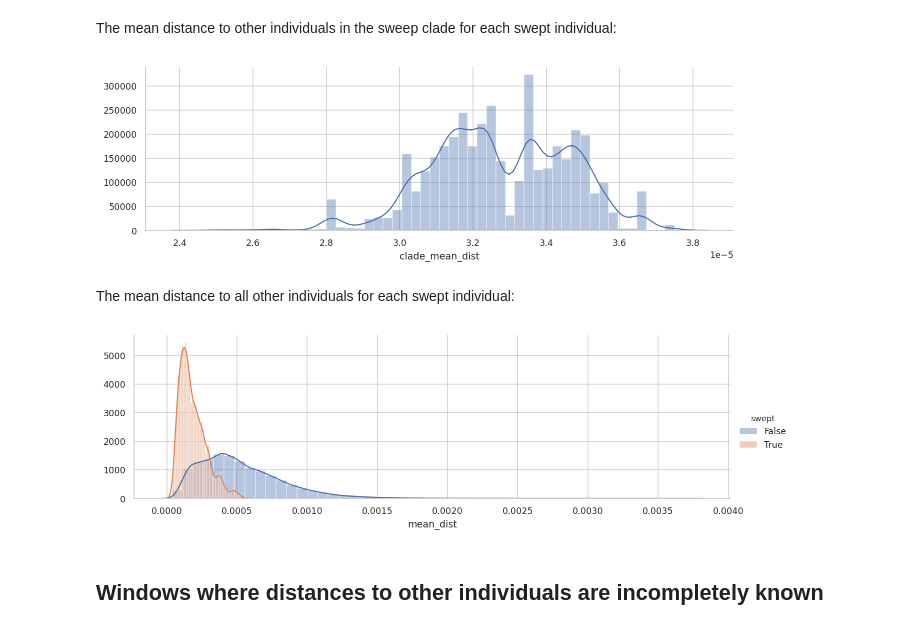
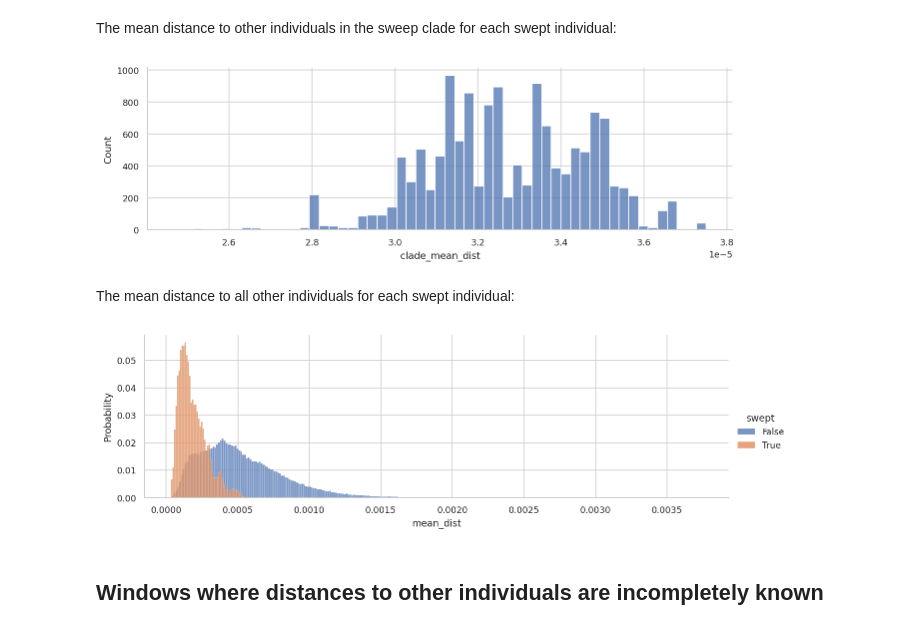
Before and after one commit to kaspermunch/humanXsweeps, a Jupyter notebook: notebooks/nb_11_sweeps_from_male_dist_and_pi.ipynb, the cells around one changed output. Saved outputs shown, nothing was run; the diff lists cells and outputs as text; code cells hidden in the pictures.

```diff
--- a/notebooks/nb_11_sweeps_from_male_dist_and_pi.ipynb
+++ b/notebooks/nb_11_sweeps_from_male_dist_and_pi.ipynb
@@ -277,20 +317,20 @@ The mean distance to other individuals in the sweep clade for each swept individ
 # %%
 with sns.axes_style('whitegrid'):
     g = sns.FacetGrid(data=sweep_data, #hue='swept',
                       aspect=3)
-    g = g.map(sns.distplot, 'clade_mean_dist')
+    g = g.map(sns.histplot, 'clade_mean_dist')
     g = g.add_legend()
 # %% [output]
-[figure, old version]
+[figure, new version]
 # %% [markdown]
 The mean distance to all other individuals for each swept individual:
 # %%
 with sns.axes_style('whitegrid'):
     g = sns.FacetGrid(data=sweep_data, hue='swept', aspect=3)
-    g = g.map(sns.distplot, 'mean_dist')
+    g = g.map(sns.histplot, 'mean_dist', stat='probability')
     g = g.add_legend()
 # %% [output]
-[figure, old version]
+[figure, new version]
 # %% [markdown]
 ## Windows where distances to other individuals are incompletely known
 # %% [markdown]
```
Also changed, not shown: parts of 43 cells of this notebook, 22 other files.
